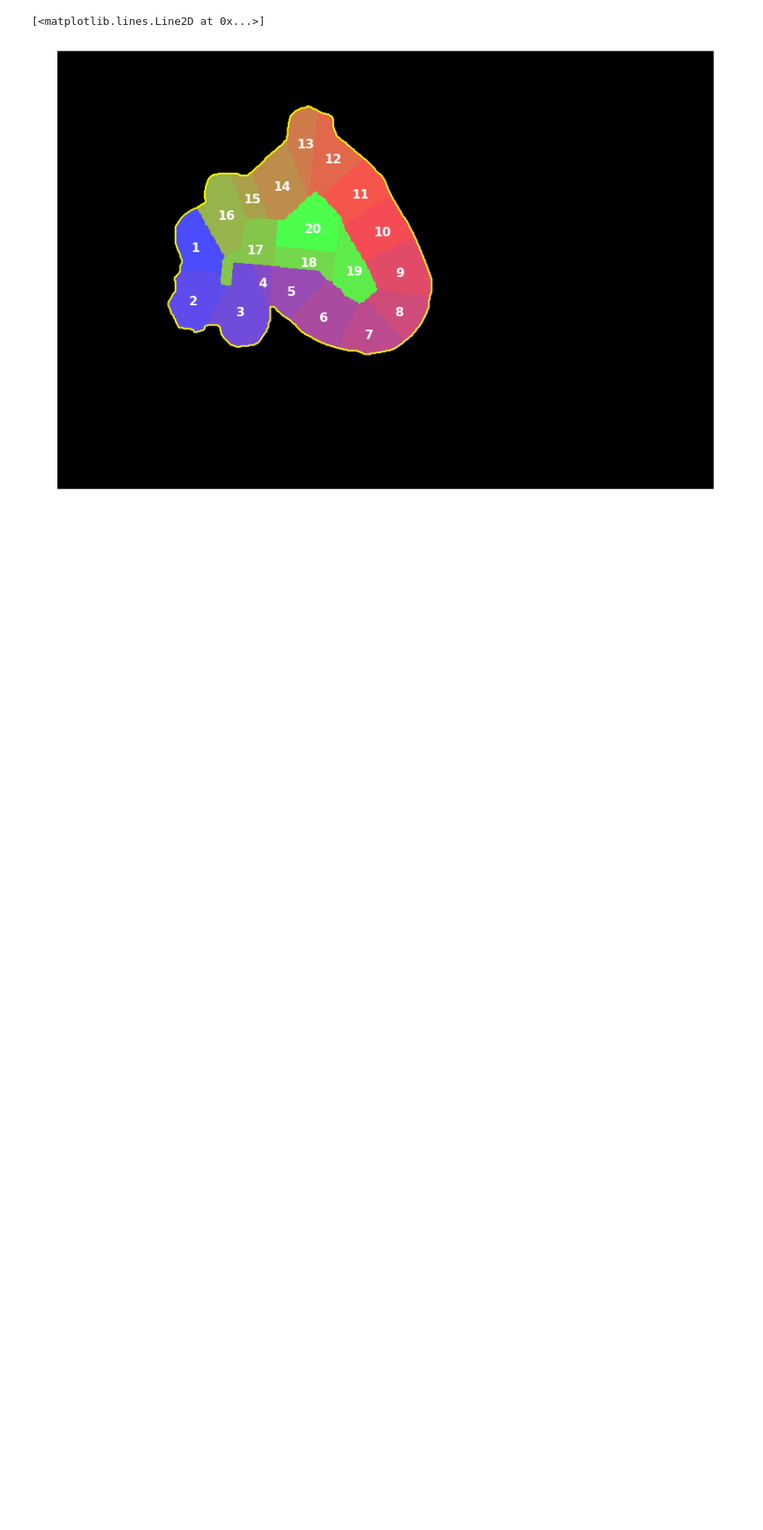
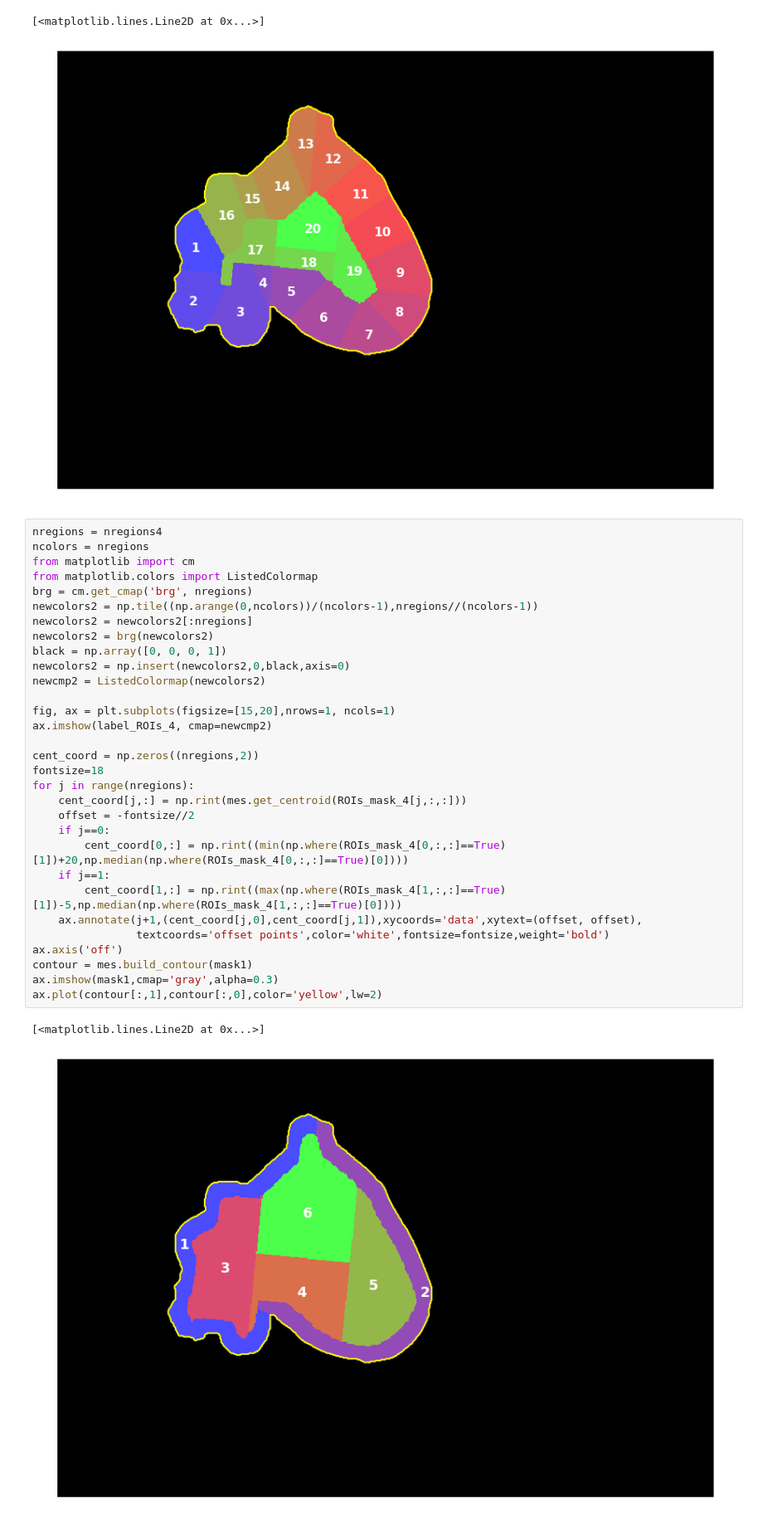
Before and after one commit to zoccoler/metroid, a Jupyter notebook: Examples/Example_MESS_Other_cells.ipynb, the cells around one changed output. Shown: that part at 83% size. Drawn from its saved outputs; the diff is of its cells as text; blank space fills up the shorter version.

```diff
--- a/Examples/Example_MESS_Other_cells.ipynb
+++ b/Examples/Example_MESS_Other_cells.ipynb
@@ -235,4 +239,38 @@ ax.plot(contour[:,1],contour[:,0],color='yellow',lw=2)
 # %% [output]
 [<matplotlib.lines.Line2D at 0x...>]
 [figure]
+# %%
+nregions = nregions4
+ncolors = nregions
+from matplotlib import cm
+from matplotlib.colors import ListedColormap
+brg = cm.get_cmap('brg', nregions)
+newcolors2 = np.tile((np.arange(0,ncolors))/(ncolors-1),nregions//(ncolors-1))
+newcolors2 = newcolors2[:nregions]
+newcolors2 = brg(newcolors2)
+black = np.array([0, 0, 0, 1])
+newcolors2 = np.insert(newcolors2,0,black,axis=0)
+newcmp2 = ListedColormap(newcolors2)
+
+fig, ax = plt.subplots(figsize=[15,20],nrows=1, ncols=1)
+ax.imshow(label_ROIs_4, cmap=newcmp2)
+
+cent_coord = np.zeros((nregions,2))
+fontsize=18
+for j in range(nregions):
+    cent_coord[j,:] = np.rint(mes.get_centroid(ROIs_mask_4[j,:,:]))
+    offset = -fontsize//2
+    if j==0:
+        cent_coord[0,:] = np.rint((min(np.where(ROIs_mask_4[0,:,:]==True)[1])+20,np.median(np.where(ROIs_mask_4[0,:,:]==True)[0])))
+    if j==1:
+        cent_coord[1,:] = np.rint((max(np.where(ROIs_mask_4[1,:,:]==True)[1])-5,np.median(np.where(ROIs_mask_4[1,:,:]==True)[0])))
+    ax.annotate(j+1,(cent_coord[j,0],cent_coord[j,1]),xycoords='data',xytext=(offset, offset),
+                textcoords='offset points',color='white',fontsize=fontsize,weight='bold')
+ax.axis('off')
+contour = mes.build_contour(mask1)
+ax.imshow(mask1,cmap='gray',alpha=0.3)
+ax.plot(contour[:,1],contour[:,0],color='yellow',lw=2)
+# %% [output]
+[<matplotlib.lines.Line2D at 0x...>]
+[figure, added]
 # %%
```
Also changed, not shown: parts of 4 cells of this notebook.
